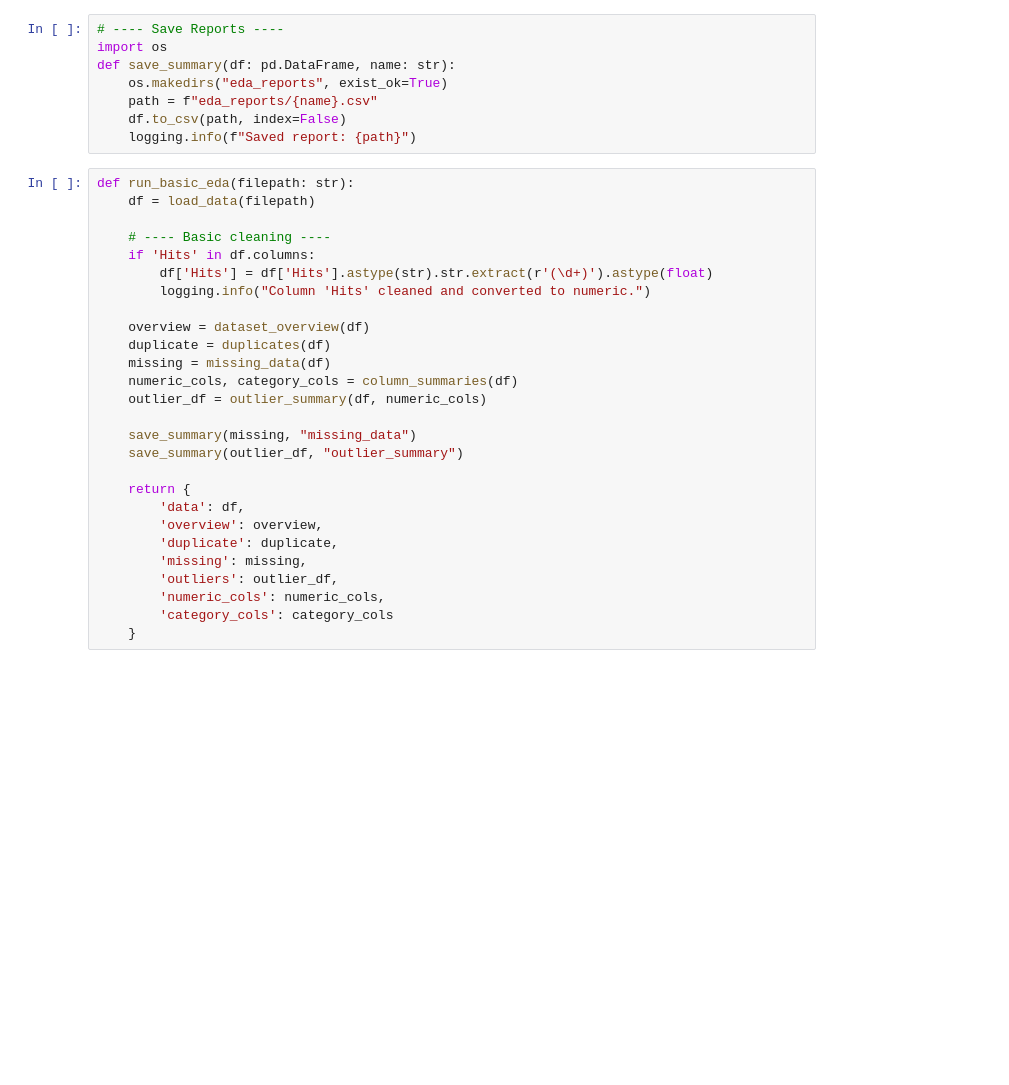
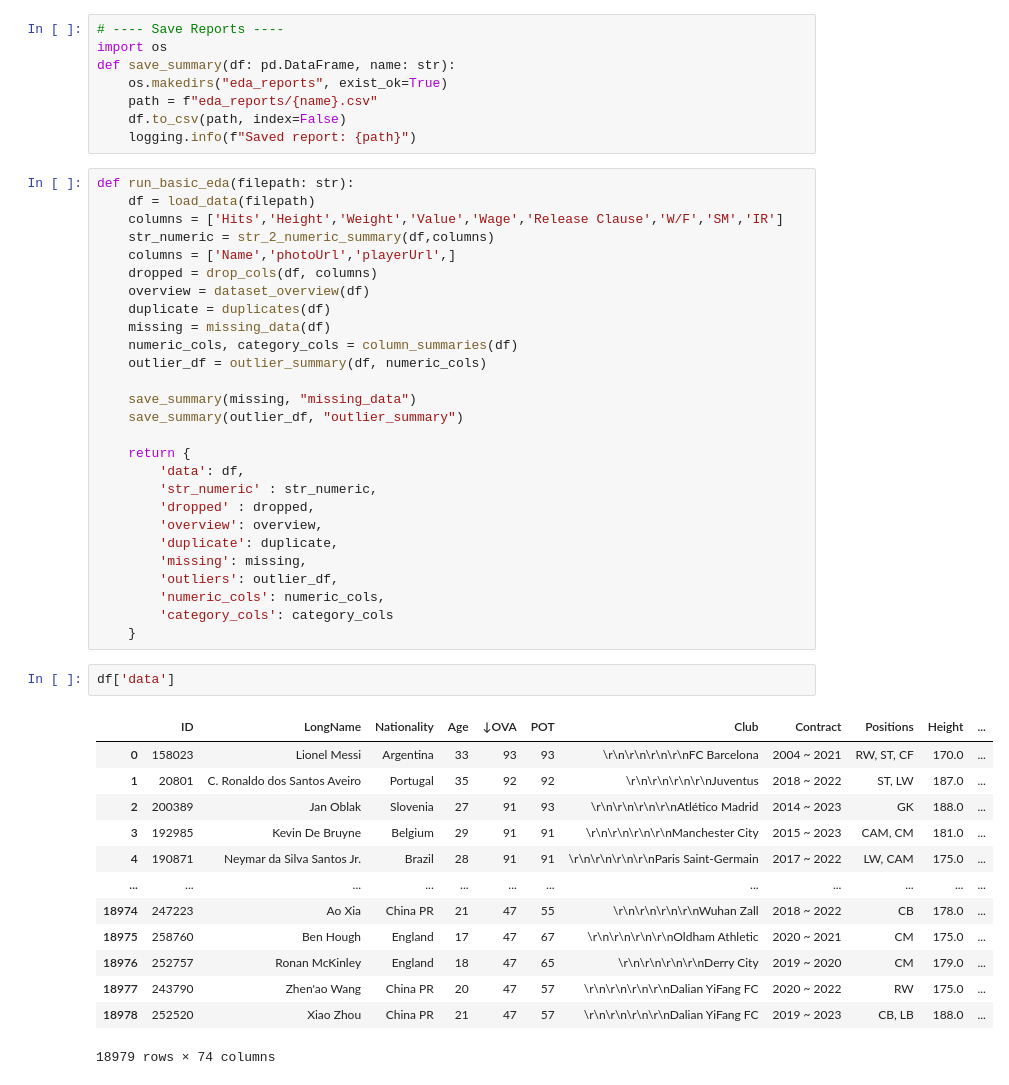
Before and after one commit to Maxwell-Selassie/FIFA-21, a Jupyter notebook: EDA.ipynb, the cells around one changed output. Cells and saved outputs as stored; diff of their text form; blank space fills up the shorter version.

```diff
--- a/EDA.ipynb
+++ b/EDA.ipynb
@@ -97,12 +111,10 @@ def save_summary(df: pd.DataFrame, name: str):
 # %%
 def run_basic_eda(filepath: str):
     df = load_data(filepath)
-
-    # ---- Basic cleaning ----
-    if 'Hits' in df.columns:
-        df['Hits'] = df['Hits'].astype(str).str.extract(r'(\d+)').astype(float)
-        logging.info("Column 'Hits' cleaned and converted to numeric.")
-
+    columns = ['Hits','Height','Weight','Value','Wage','Release Clause','W/F','SM','IR']
+    str_numeric = str_2_numeric_summary(df,columns)
+    columns = ['Name','photoUrl','playerUrl',]
+    dropped = drop_cols(df, columns)
     overview = dataset_overview(df)
     duplicate = duplicates(df)
     missing = missing_data(df)
@@ -114,6 +126,8 @@ def run_basic_eda(filepath: str):
 
     return {
         'data': df,
+        'str_numeric' : str_numeric,
+        'dropped' : dropped,
         'overview': overview,
         'duplicate': duplicate,
         'missing': missing,
@@ -121,5 +135,21 @@ def run_basic_eda(filepath: str):
         'numeric_cols': numeric_cols,
         'category_cols': category_cols
     }
+# %%
+df['data']
+# %% [output]
+|  | ID | LongName | Nationality | Age | ↓OVA | POT | Club | Contract | Positions | Height | ... |
+| 0 | 158023 | Lionel Messi | Argentina | 33 | 93 | 93 | \r\n\r\n\r\n\r\nFC Barcelona | 2004 ~ 2021 | RW, ST, CF | 170.0 | ... |
+| 1 | 20801 | C. Ronaldo dos Santos Aveiro | Portugal | 35 | 92 | 92 | \r\n\r\n\r\n\r\nJuventus | 2018 ~ 2022 | ST, LW | 187.0 | ... |
+| 2 | 200389 | Jan Oblak | Slovenia | 27 | 91 | 93 | \r\n\r\n\r\n\r\nAtlético Madrid | 2014 ~ 2023 | GK | 188.0 | ... |
+| 3 | 192985 | Kevin De Bruyne | Belgium | 29 | 91 | 91 | \r\n\r\n\r\n\r\nManchester City | 2015 ~ 2023 | CAM, CM | 181.0 | ... |
+| 4 | 190871 | Neymar da Silva Santos Jr. | Brazil | 28 | 91 | 91 | \r\n\r\n\r\n\r\nParis Saint-Germain | 2017 ~ 2022 | LW, CAM | 175.0 | ... |
+| ... | ... | ... | ... | ... | ... | ... | ... | ... | ... | ... | ... |
+| 18974 | 247223 | Ao Xia | China PR | 21 | 47 | 55 | \r\n\r\n\r\n\r\nWuhan Zall | 2018 ~ 2022 | CB | 178.0 | ... |
+| 18975 | 258760 | Ben Hough | England | 17 | 47 | 67 | \r\n\r\n\r\n\r\nOldham Athletic | 2020 ~ 2021 | CM | 175.0 | ... |
+| 18976 | 252757 | Ronan McKinley | England | 18 | 47 | 65 | \r\n\r\n\r\n\r\nDerry City | 2019 ~ 2020 | CM | 179.0 | ... |
+| 18977 | 243790 | Zhen'ao Wang | China PR | 20 | 47 | 57 | \r\n\r\n\r\n\r\nDalian YiFang FC | 2020 ~ 2022 | RW | 175.0 | ... |
+| 18978 | 252520 | Xiao Zhou | China PR | 21 | 47 | 57 | \r\n\r\n\r\n\r\nDalian YiFang FC | 2019 ~ 2023 | CB, LB | 188.0 | ... |
+18979 rows × 74 columns
 # %%
 if __name__ == '__main__':
```
Also changed, not shown: parts of 4 cells of this notebook, 2 other files.
